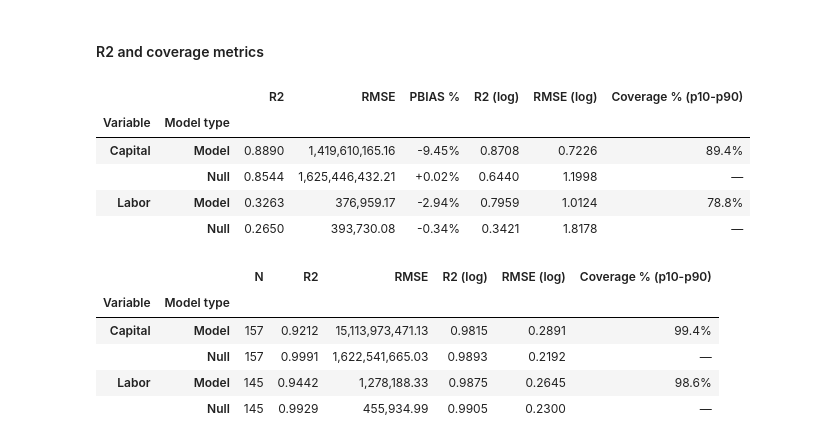
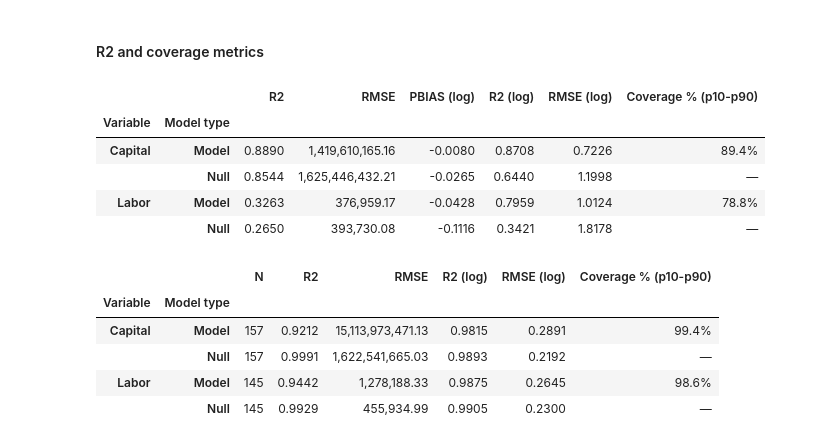
Before and after one commit to carinamani/AgDownscaling, a Jupyter notebook: 04_FIGURES/scaling_factors.ipynb, the cells around one changed output. Drawn from its saved outputs; the diff is of its cells as text; code cells hidden in the pictures.

```diff
--- a/04_FIGURES/scaling_factors.ipynb
+++ b/04_FIGURES/scaling_factors.ipynb
@@ -96,13 +96,15 @@ national_labor_null = national_labor_null.merge(national_labor[['ISO3', 'nationa
 def compute_metrics(df, actual_col, pred_col, p10_col=None, p90_col=None):
     r2 = r2_score(df[actual_col], df[pred_col])
     rmse = np.sqrt(np.mean((df[actual_col] - df[pred_col])**2))
-    pbias = 100 * np.sum(df[pred_col] - df[actual_col]) / np.sum(df[actual_col])
 
     log_mask = (df[actual_col] > 0) & (df[pred_col] > 0)
     log_actual = np.log(df.loc[log_mask, actual_col])
     log_pred = np.log(df.loc[log_mask, pred_col])
     log_r2 = r2_score(log_actual, log_pred)
     log_rmse = np.sqrt(np.mean((log_actual - log_pred)**2))
+
+    # PBIAS computed on log-transformed values, as a decimal fraction
+    pbias = np.sum(log_pred - log_actual) / np.sum(log_actual)
 
     coverage = np.nan
     if p10_col is not None and p90_col is not None:
@@ -112,7 +114,7 @@ def compute_metrics(df, actual_col, pred_col, p10_col=None, p90_col=None):
     return {
         "R2": r2,
         "RMSE": rmse,
-        "PBIAS %": pbias,
+        "PBIAS (log)": pbias,
         "R2 (log)": log_r2,
         "RMSE (log)": log_rmse,
         "Coverage % (p10-p90)": coverage,
@@ -123,40 +125,40 @@ results = {
         subnational_capital, "sub_national_total_capital_USD", "capital_USD",
         "capital_USD_p10", "capital_USD_p90"
     ),
     ("Capital", "Null"): compute_metrics(
         subnational_capital_null, "sub_national_total_capital_USD", "capital_usd"
     ),
     ("Labor", "Model"): compute_metrics(
         subnational_labor, "sub_national_total_jobs", "jobs",
         "jobs_p10", "jobs_p90"
     ),
     ("Labor", "Null"): compute_metrics(
         subnational_labor_null, "sub_national_total_jobs", "jobs"
     ),
 }
 
 metrics_table = pd.DataFrame(results).T
 metrics_table.index.names = ["Variable", "Model type"]
 
 # Format for display
 display_table = metrics_table.copy()
 display_table["R2"] = display_table["R2"].map("{:.4f}".format)
 display_table["RMSE"] = display_table["RMSE"].map("{:,.2f}".format)
-display_table["PBIAS %"] = display_table["PBIAS %"].map("{:+.2f}%".format)
+display_table["PBIAS (log)"] = display_table["PBIAS (log)"].map("{:+.4f}".format)
 display_table["R2 (log)"] = display_table["R2 (log)"].map("{:.4f}".format)
 display_table["RMSE (log)"] = display_table["RMSE (log)"].map("{:.4f}".format)
 display_table["Coverage % (p10-p90)"] = display_table["Coverage % (p10-p90)"].map(
     lambda x: f"{x:.1f}%" if pd.notna(x) else "—"
 )
 
 display_table
 # %% [output]
-|  |  | R2 | RMSE | PBIAS % | R2 (log) | RMSE (log) | Coverage % (p10-p90) |
+|  |  | R2 | RMSE | PBIAS (log) | R2 (log) | RMSE (log) | Coverage % (p10-p90) |
 | Variable | Model type |  |  |  |  |  |  |
-| Capital | Model | 0.8890 | 1,419,610,165.16 | -9.45% | 0.8708 | 0.7226 | 89.4% |
-|  | Null | 0.8544 | 1,625,446,432.21 | +0.02% | 0.6440 | 1.1998 | — |
-| Labor | Model | 0.3263 | 376,959.17 | -2.94% | 0.7959 | 1.0124 | 78.8% |
-|  | Null | 0.2650 | 393,730.08 | -0.34% | 0.3421 | 1.8178 | — |
+| Capital | Model | 0.8890 | 1,419,610,165.16 | -0.0080 | 0.8708 | 0.7226 | 89.4% |
+|  | Null | 0.8544 | 1,625,446,432.21 | -0.0265 | 0.6440 | 1.1998 | — |
+| Labor | Model | 0.3263 | 376,959.17 | -0.0428 | 0.7959 | 1.0124 | 78.8% |
+|  | Null | 0.2650 | 393,730.08 | -0.1116 | 0.3421 | 1.8178 | — |
 # %%
 #### Compute R2, RMSE, and coverage metrics for national scaling factors
 
```
Also changed, not shown: 3 other files.
